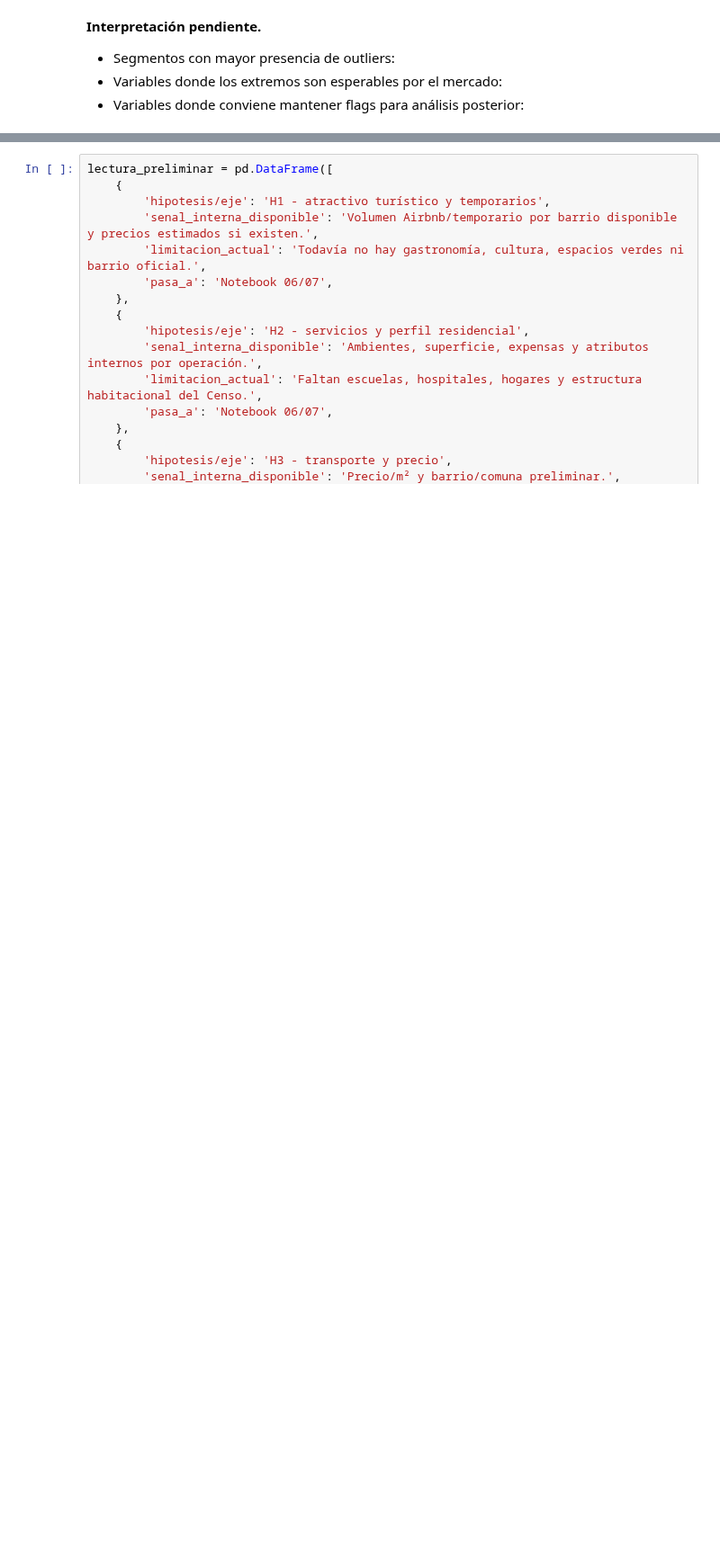
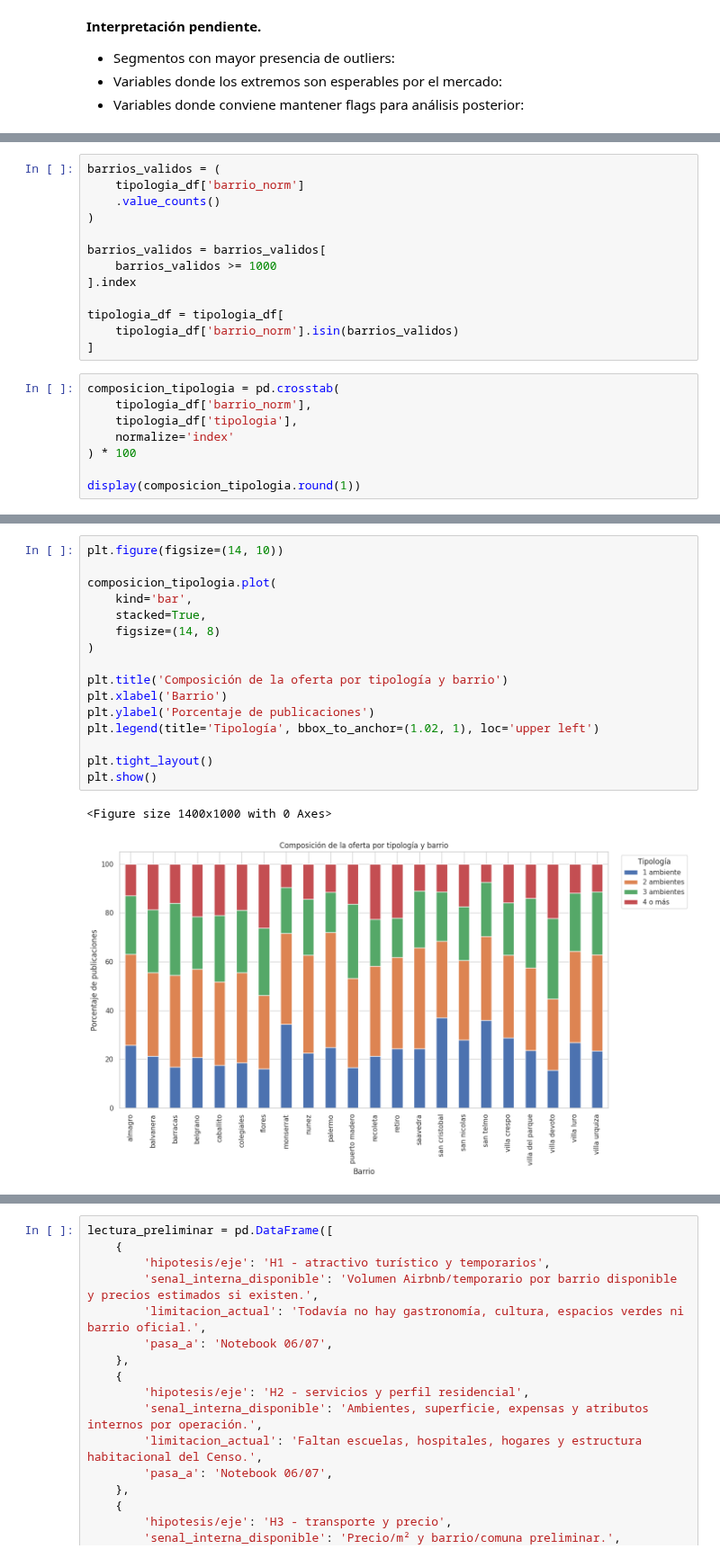
Before and after one commit to arirakowitba/TP_analitica_descriptiva_grupo1_2q2026, a Jupyter notebook: notebooks/05_feature_engineering_y_eda_inicial.ipynb, the cells around one changed output, grey strips where cells are left out. Shown at 90% size. Cells and saved outputs as stored; diff of their text form; blank space fills up the shorter version.

```diff
--- a/notebooks/05_feature_engineering_y_eda_inicial.ipynb
+++ b/notebooks/05_feature_engineering_y_eda_inicial.ipynb
@@ -698,0 +820,21 @@ else:
+# %%
+barrios_validos = (
+    tipologia_df['barrio_norm']
+    .value_counts()
+)
+
+barrios_validos = barrios_validos[
+    barrios_validos >= 1000
+].index
+
+tipologia_df = tipologia_df[
+    tipologia_df['barrio_norm'].isin(barrios_validos)
+]
+# %%
+composicion_tipologia = pd.crosstab(
+    tipologia_df['barrio_norm'],
+    tipologia_df['tipologia'],
+    normalize='index'
+) * 100
+
+display(composicion_tipologia.round(1))
@@ -698,0 +860,19 @@ else:
+# %%
+plt.figure(figsize=(14, 10))
+
+composicion_tipologia.plot(
+    kind='bar',
+    stacked=True,
+    figsize=(14, 8)
+)
+
+plt.title('Composición de la oferta por tipología y barrio')
+plt.xlabel('Barrio')
+plt.ylabel('Porcentaje de publicaciones')
+plt.legend(title='Tipología', bbox_to_anchor=(1.02, 1), loc='upper left')
+
+plt.tight_layout()
+plt.show()
+# %% [output]
+<Figure size 1400x1000 with 0 Axes>
+[figure, added]
```
Also changed, not shown: parts of 19 cells of this notebook.
